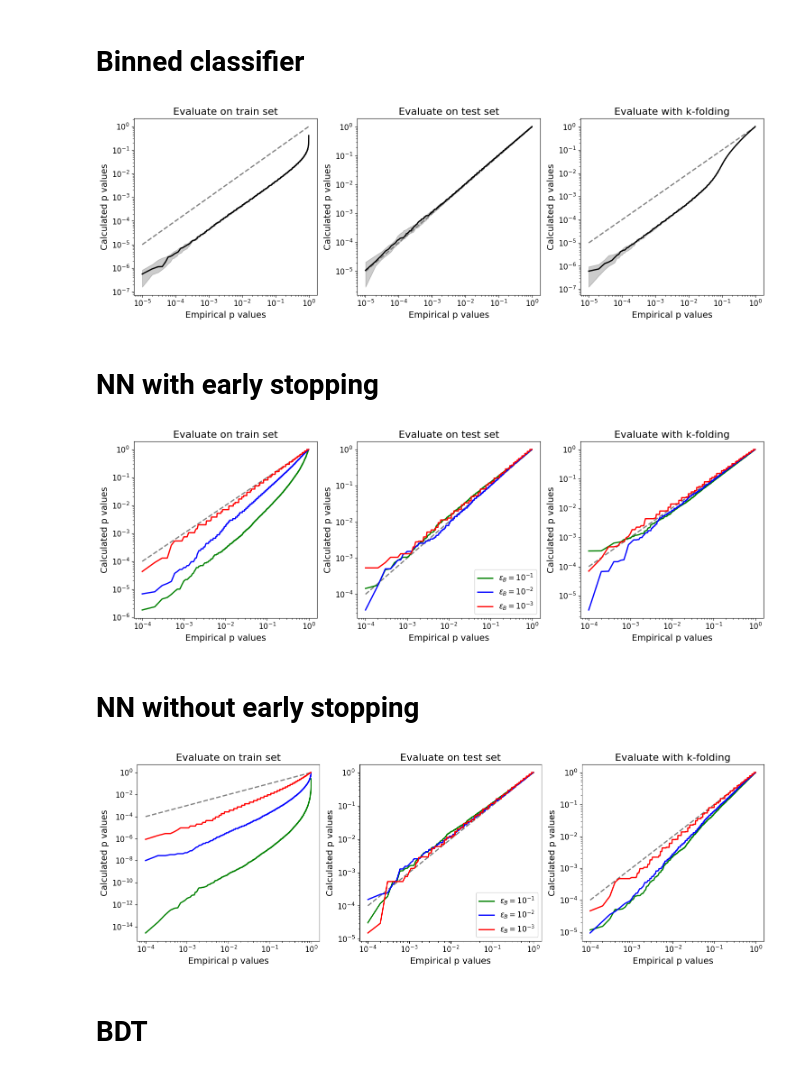
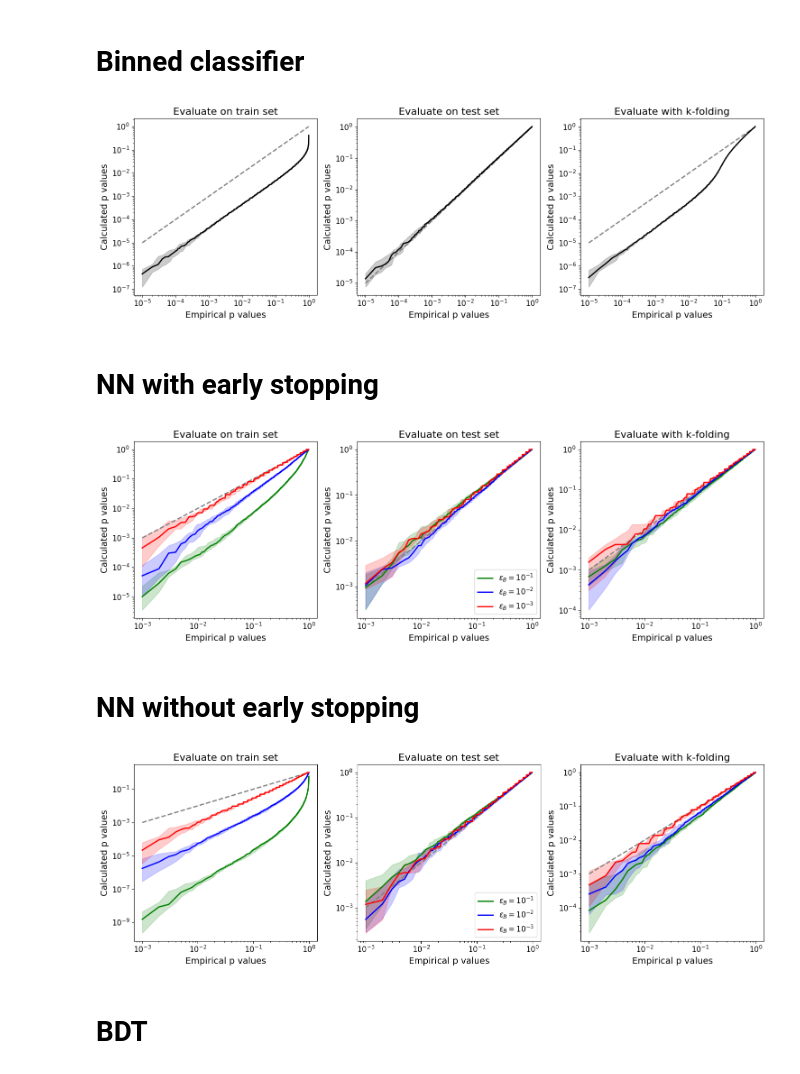
Before and after one commit to mariehein/look_everywhere_in_AD, a Jupyter notebook: plotting_toydata.ipynb, the cells around one changed output. Cells and saved outputs as stored; diff of their text form; code cells hidden in the pictures.

```diff
--- a/plotting_toydata.ipynb
+++ b/plotting_toydata.ipynb
@@ -3,36 +3,49 @@ import plotting_utils as pl
 import numpy as np
 # %%
 general_directory = "/hpcwork/zu992399/look_elsewhere_paper/"
+split_into =10
 # %% [markdown]
 # Binned classifier
 # %%
 direc = general_directory+"toydata_binned/"
+NNBDT =False
 p_train = np.sort(np.load(direc+"p_train.npy"))
 p_test = np.sort(np.load(direc+"p_test.npy"))
 p_kfolds = np.sort(np.load(direc+"p_kfolds.npy"))
-pl.calibration_curve_plot_errorband(p_train, p_test, p_kfolds, 100000, "toydata_binned", title="Binned", NNBDT=False)
+p_train = pl.prep_pvalues(p_train, split_into, NNBDT)
+p_test = pl.prep_pvalues(p_test, split_into, NNBDT)
+p_kfolds = pl.prep_pvalues(p_kfolds, split_into, NNBDT)
+pl.calibration_curve_plot_errorband(p_train, p_test, p_kfolds, 100000, "toydata_binned", title="Binned", NNBDT=NNBDT)
 # %% [output]
-[figure, old version]
+[figure, new version]
 # %% [markdown]
 # NN with early stopping
 # %%
 direc = general_directory+"toydata_NN/"
+NNBDT = True
 p_train = np.sort(np.load(direc+"evaluate_on_train.npy"))
 p_test = np.sort(np.load(direc+"evaluate_on_test.npy"))
 p_kfolds = np.sort(np.load(direc+"kfolds.npy"))
-pl.calibration_curve_plot(p_train, p_test, p_kfolds, 10000, "toydata_NN", "NN", NNBDT=True)
+p_train = pl.prep_pvalues(p_train, split_into, NNBDT)
+p_test = pl.prep_pvalues(p_test, split_into, NNBDT)
+p_kfolds = pl.prep_pvalues(p_kfolds, split_into, NNBDT)
+pl.calibration_curve_plot_errorband(p_train, p_test, p_kfolds, 1000, "toydata_NN", "NN", NNBDT=NNBDT)
 # %% [output]
-[figure, old version]
+[figure, new version]
 # %% [markdown]
 # NN without early stopping
 # %%
 direc = general_directory+"toydata_NN_noearlystopping/"
+NNBDT=True
 p_train = np.sort(np.load(direc+"evaluate_on_train.npy"))
 p_test = np.sort(np.load(direc+"evaluate_on_test.npy"))
 p_kfolds = np.sort(np.load(direc+"kfolds.npy"))
-pl.calibration_curve_plot(p_train, p_test, p_kfolds, 10000, "toydata_NN_noearlystopping", "NN no early stopping", NNBDT=True)
+p_train = pl.prep_pvalues(p_train, split_into, NNBDT)
+p_test = pl.prep_pvalues(p_test, split_into, NNBDT)
+p_kfolds = pl.prep_pvalues(p_kfolds, split_into, NNBDT)
+pl.calibration_curve_plot_errorband(p_train, p_test, p_kfolds, 1000, "toydata_NN_noearlystopping", "NN no early stopping", NNBDT=True)
 # %% [output]
-[figure, old version]
+[figure, new version]
 # %% [markdown]
 # BDT
 # %%
```
Also changed, not shown: parts of 1 cell of this notebook, 9 other files.
